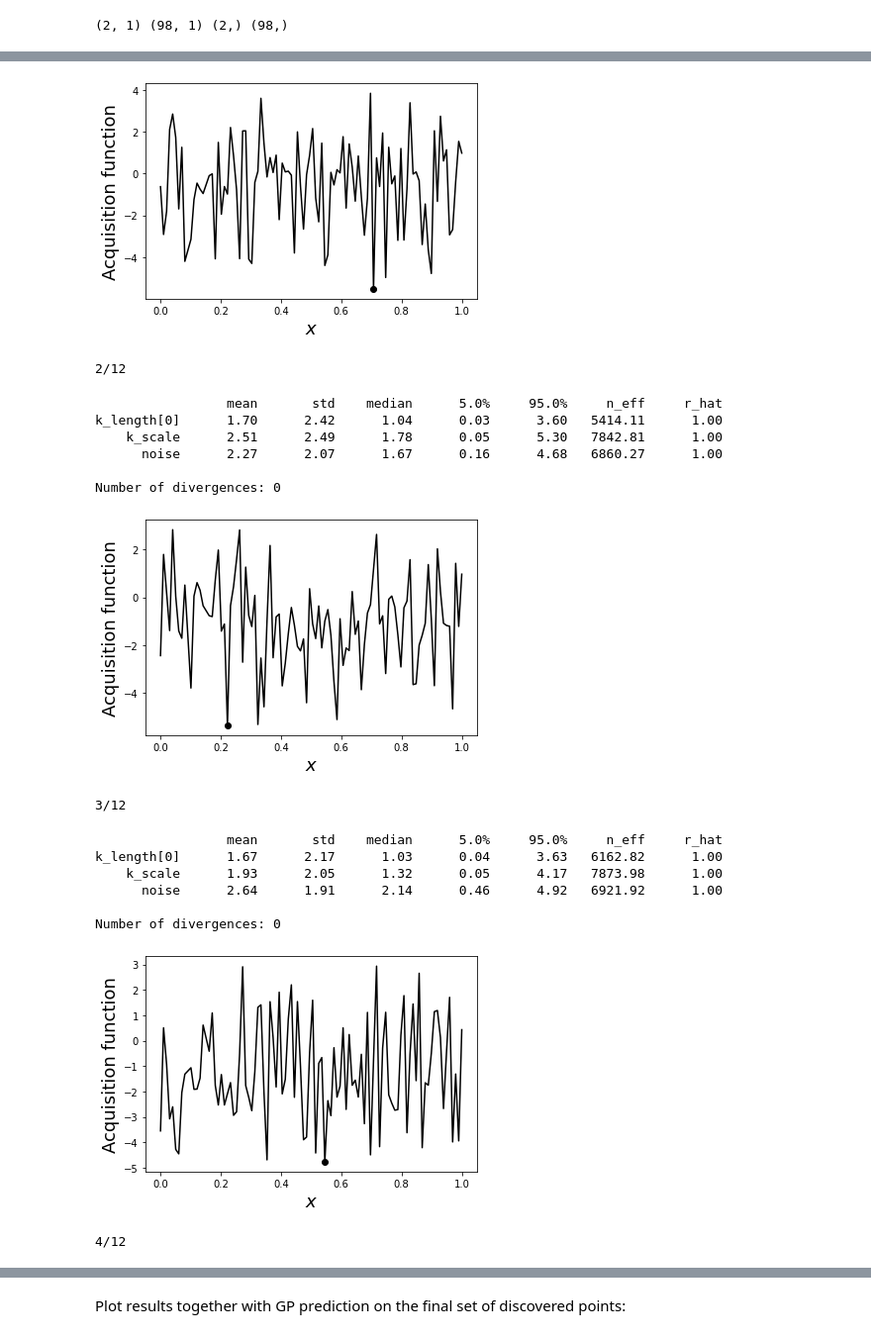
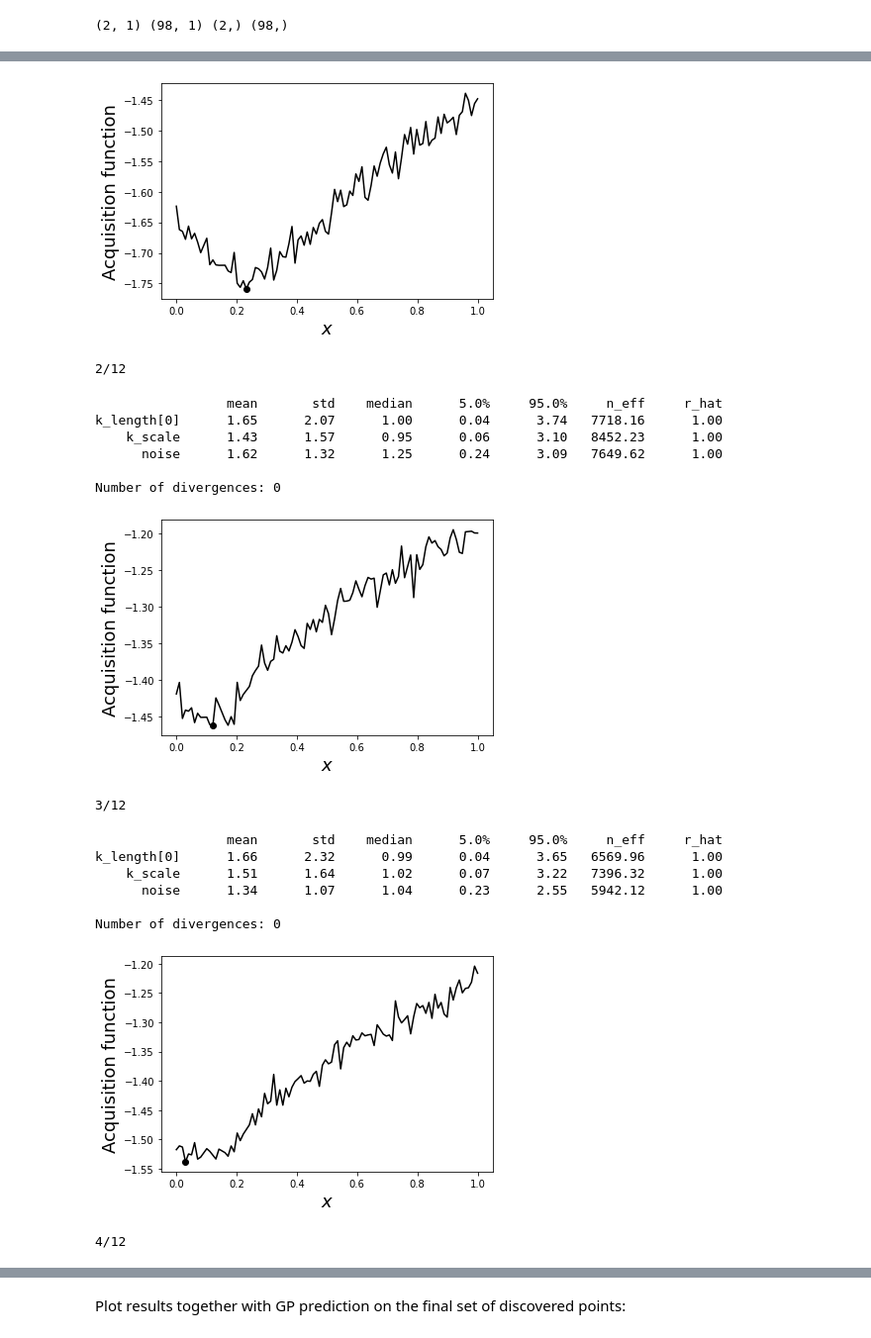
Before and after one commit to ziatdinovmax/AugmentedGaussianProcess, a Jupyter notebook: sGPBO_forrester.ipynb, the cells around one changed output, grey strips where cells are left out. Shown at 99% size. Cells and saved outputs as stored; diff of their text form; code cells hidden in the pictures.

```diff
--- a/sGPBO_forrester.ipynb
+++ b/sGPBO_forrester.ipynb
@@ -138,7 +138,7 @@ class ExactGP:
 
     @partial(jit, static_argnames='self')
     def _predict(self, rng_key, X_test, params, **kwargs):
-        """Prediction with a single sample of kernel parameters"""
+        """Prediction with a single sample of kernel hyperparameters"""
         noise = params["noise"]
         y_residual = self.y_train
         if self.mean_fn is not None:
@@ -160,14 +160,15 @@ class ExactGP:
 
     @partial(jit, static_argnames='self')
     def predict(self, rng_key, samples, X_test, **kwargs):
-        """Make prediction using sampled GP parameters"""
+        """Make prediction at X_test points using sampled GP hyperparameters"""
         chain_dim = samples["k_length"].ndim == 3
-        if chain_dim:
+        if chain_dim:  # in case the MCMC chains were not flattened
             samples_ = {}
             for k, v in samples.items():
                 samples_[k] = v.reshape(-1, v.shape[-1]) if v.ndim == 3 else v.flatten()
             samples = samples_
         num_samples = samples["k_length"].shape[0]
+        # use vmap for 'vectorization'
         vmap_args = (jra.split(rng_key, num_samples), samples)
         predictive = jax.vmap(lambda params:
                         self._predict(params[0], X_test, params[1]))
@@ -271,8 +272,8 @@ def plot_result(x, obj, idx):
     plt.ylabel("Acquisition function", fontsize=18)
     plt.show()
 
-
 exploration_steps = 12
+acq_fn = UCB
 
 rng_key, rng_key_predict = jra.split(jra.PRNGKey(0))
 
@@ -281,47 +282,47 @@ for e in range(exploration_steps):
     # Initiate GP model
     gp_model = ExactGP(1, RBFKernel)
     # Get/update GP posterior
-    posterior_samples = gp_model.fit(rng_key, X_train, y_train, num_chains=10, chain_dim=False)
+    posterior_samples = gp_model.fit(rng_key, X_train, y_train, num_chains=10)
     # Compute acquisition
-    obj = Thompson(rng_key_predict, gp_model, posterior_samples, X_test, chain_dim=False)
+    obj = acq_fn(rng_key_predict, gp_model, posterior_samples, X_test)
     # Find maximum/minimum of acquisiton function to select the next "measurement" point
     next_point_idx = obj.argmin()
     next_point = indices_test[next_point_idx]
     # Do "measurement"
     measured_point = y_test[next_point_idx]
     # Plot current result
     plot_result(X_test, obj, next_point_idx)
     # Append to the arrays of measured points
     X_train = jnp.append(X_train, X_test[next_point_idx][None], 0)
     X_test = jnp.delete(X_test, next_point_idx, 0)
     y_train = jnp.append(y_train, measured_point)
     y_test = jnp.delete(y_test, next_point_idx)
     indices_train = jnp.append(indices_train, next_point)
     indices_test = jnp.delete(indices_test, next_point_idx)
 # %% [output]
 1/12
                  mean       std    median      5.0%     95.0%     n_eff     r_hat
 k_length[0]      1.67      2.22      1.00      0.05      3.72   6671.13      1.00
     k_scale      1.65      1.77      1.12      0.04      3.54   8673.25      1.00
       noise      1.74      1.72      1.25      0.18      3.56   6974.92      1.00
 
 Number of divergences: 0
-[figure, old version]
+[figure, new version]
 2/12
                  mean       std    median      5.0%     95.0%     n_eff     r_hat
-k_length[0]      1.70      2.42      1.04      0.03      3.60   5414.11      1.00
-    k_scale      2.51      2.49      1.78      0.05      5.30   7842.81      1.00
-      noise      2.27      2.07      1.67      0.16      4.68   6860.27      1.00
+k_length[0]      1.65      2.07      1.00      0.04      3.74   7718.16      1.00
+    k_scale      1.43      1.57      0.95      0.06      3.10   8452.23      1.00
+      noise      1.62      1.32      1.25      0.24      3.09   7649.62      1.00
 
 Number of divergences: 0
-[figure, old version]
+[figure, new version]
 3/12
                  mean       std    median      5.0%     95.0%     n_eff     r_hat
-k_length[0]      1.67      2.17      1.03      0.04      3.63   6162.82      1.00
-    k_scale      1.93      2.05      1.32      0.05      4.17   7873.98      1.00
-      noise      2.64      1.91      2.14      0.46      4.92   6921.92      1.00
+k_length[0]      1.66      2.32      0.99      0.04      3.65   6569.96      1.00
+    k_scale      1.51      1.64      1.02      0.07      3.22   7396.32      1.00
+      noise      1.34      1.07      1.04      0.23      2.55   5942.12      1.00
 
 Number of divergences: 0
-[figure, old version]
+[figure, new version]
 4/12
                  mean       std    median      5.0%     95.0%     n_eff     r_hat
```
Also changed, not shown: parts of 44 cells of this notebook.
